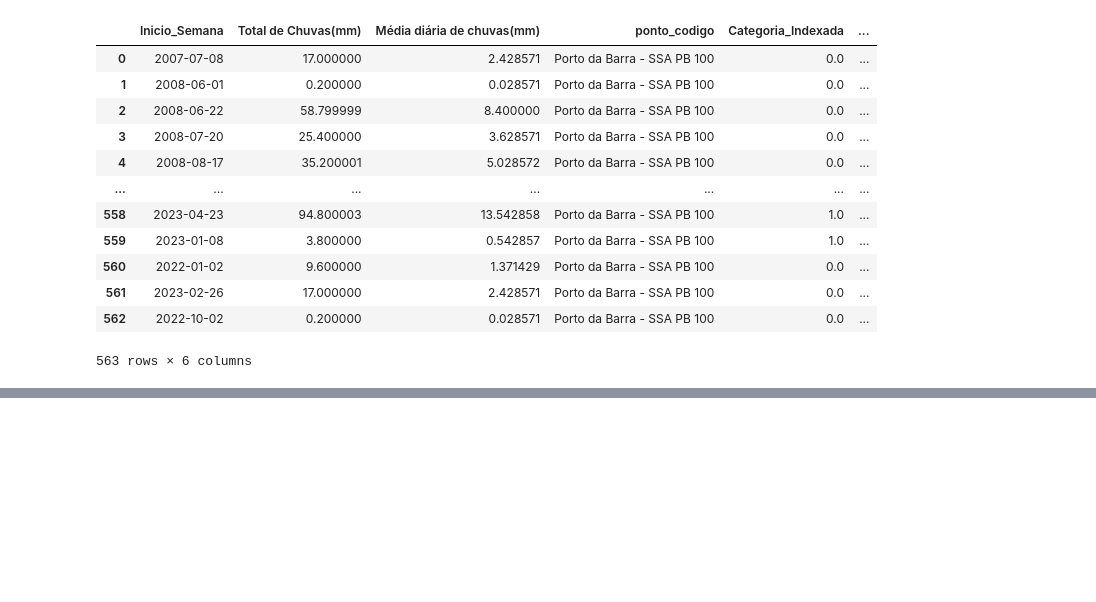
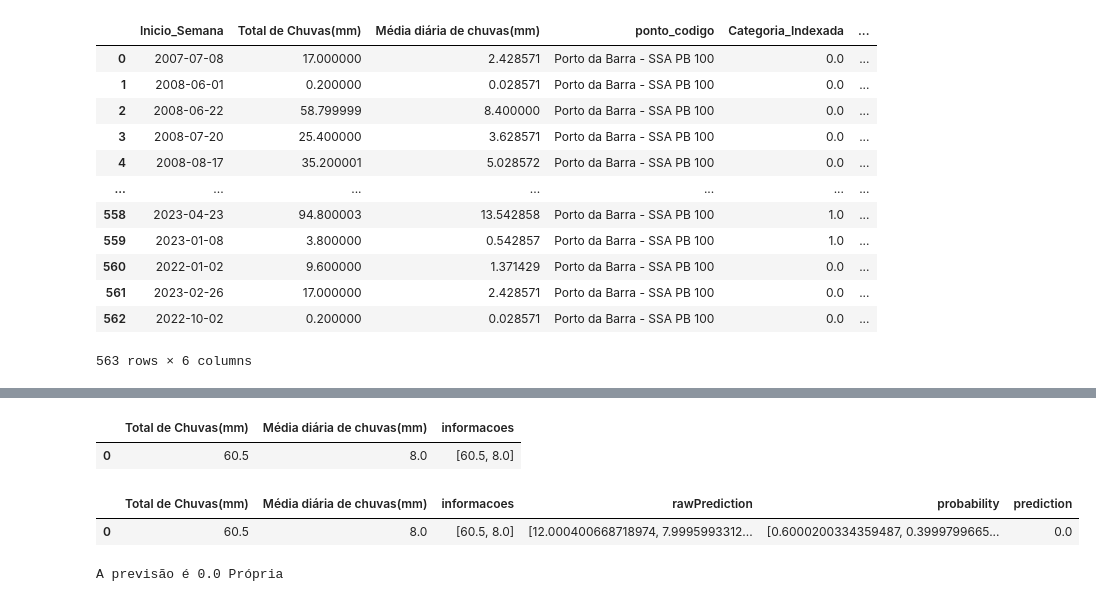
Before and after one commit to Meliande/lab-ia, a Jupyter notebook: Apresentação.ipynb, the cells around one changed output, grey strips where cells are left out. Saved outputs shown, nothing was run; the diff lists cells and outputs as text; code cells hidden in the pictures; blank space fills up the shorter version.

```diff
--- a/Apresentação.ipynb
+++ b/Apresentação.ipynb
@@ -465,0 +456,21 @@ NameError: name 'RandomForestClassificationModel' is not defined
+# %%
+
+
+from pyspark.sql.types import StructType,StructField, StringType, IntegerType, FloatType
+
+#columns = ["language","users_count"]
+#data = [("Java", "20000"), ("Python", "100000"), ("Scala", "3000")]
+
+data2 = [
+    (60.50,8.0),
+  ]
+
+schema = StructType([ \
+    StructField("Total de Chuvas(mm)",FloatType(),True), \
+    StructField("Média diária de chuvas(mm)",FloatType(),True), \
+  ])
+
+df = spark.createDataFrame(data=data2,schema=schema)
+df.printSchema()
+#teste.toPandas()
+df.toPandas()
@@ -465,0 +483,27 @@ NameError: name 'RandomForestClassificationModel' is not defined
+# %%
+informacoes_necessarias = ['Total de Chuvas(mm)','Média diária de chuvas(mm)']
+assembler = VectorAssembler(inputCols=informacoes_necessarias, outputCol='informacoes')
+df = assembler.transform(df)
+
+teste = rfModel.transform(df)
+
+df.toPandas()
+# %% [output]
+|  | Total de Chuvas(mm) | Média diária de chuvas(mm) | informacoes |
+| 0 | 60.5 | 8.0 | [60.5, 8.0] |
+# %%
+teste = rfModel.transform(df)
+
+teste.toPandas()
+# %% [output]
+|  | Total de Chuvas(mm) | Média diária de chuvas(mm) | informacoes | rawPrediction | probability | prediction |
+| 0 | 60.5 | 8.0 | [60.5, 8.0] | [12.000400668718974, 7.9995993312... | [0.6000200334359487, 0.3999799665... | 0.0 |
+# %%
+saida = (teste.first()['prediction'])
+
+if saida == 0.0 :
+    print("A previsão é", saida, "Própria")
+else:
+    print("A previsão é", saida, "Imprópria")
+# %% [output]
+A previsão é 0.0 Própria
```
Also changed, not shown: parts of 15 cells of this notebook, 26 other files.
